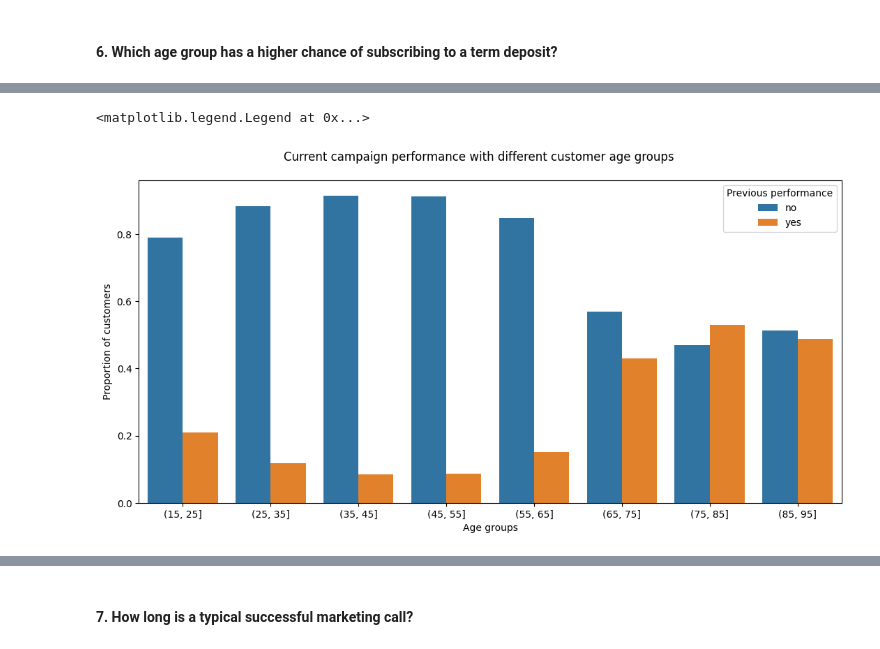
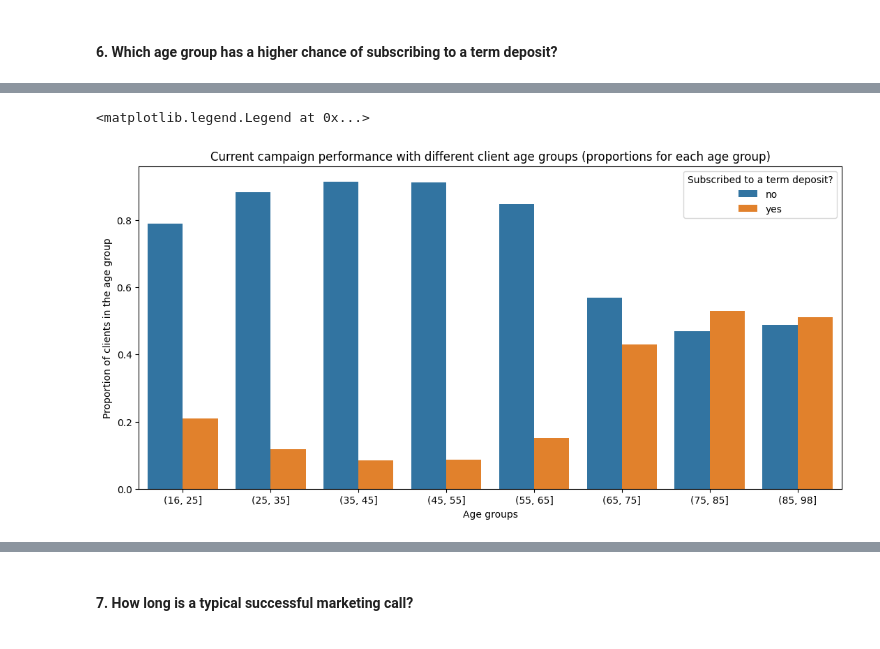
Before and after one commit to thaianle/bank-marketing, a Jupyter notebook: bank-marketing.ipynb, the cells around one changed output, grey strips where cells are left out. Drawn from its saved outputs; the diff is of its cells as text; code cells hidden in the pictures.

```diff
--- a/bank-marketing.ipynb
+++ b/bank-marketing.ipynb
@@ -690,0 +679,12 @@ age_y
+# %%
+age_y = bank_marketing.copy()[['age', 'y']]
+age_y['age_group'] = pd.cut(bank_marketing['age'], bins = [16, 25, 35, 45, 55, 65, 75, 85, 98]) # set the boundaries for age groups
+
+
+# Count the number of customers for each age group
+age_y_raw = pd.DataFrame(age_y[['age_group', 'y']].groupby('age_group', observed = True).value_counts())
+age_y_raw = age_y_raw.reset_index()
+
+# Count the proportions in each age group that subscribed/ did not subscribe to a term deposit
+age_y_prop = pd.DataFrame(age_y[['age_group', 'y']].groupby('age_group', observed = True).value_counts(normalize = True))
+age_y_prop = age_y_prop.reset_index()
@@ -691,12 +743,12 @@ age_y
 # %%
 fig, ax = plt.subplots(figsize = (13, 6))
 
-sns.barplot(data = age_y, x = 'age_group', y = 'proportion', hue = 'y')
+sns.barplot(data = age_y_prop, x = 'age_group', y = 'proportion', hue = 'y')
 
-fig.suptitle('Current campaign performance with different customer age groups', y = 0.95)
+ax.set_title('Current campaign performance with different client age groups (proportions for each age group)')
 ax.set_xlabel('Age groups')
-ax.set_ylabel('Proportion of customers')
-ax.legend(title = 'Previous performance')
+ax.set_ylabel('Proportion of clients in the age group')
+ax.legend(title = 'Subscribed to a term deposit?')
 # %% [output]
 <matplotlib.legend.Legend at 0x...>
-[figure, old version]
+[figure, new version]
```
Also changed, not shown: parts of 13 cells of this notebook.
